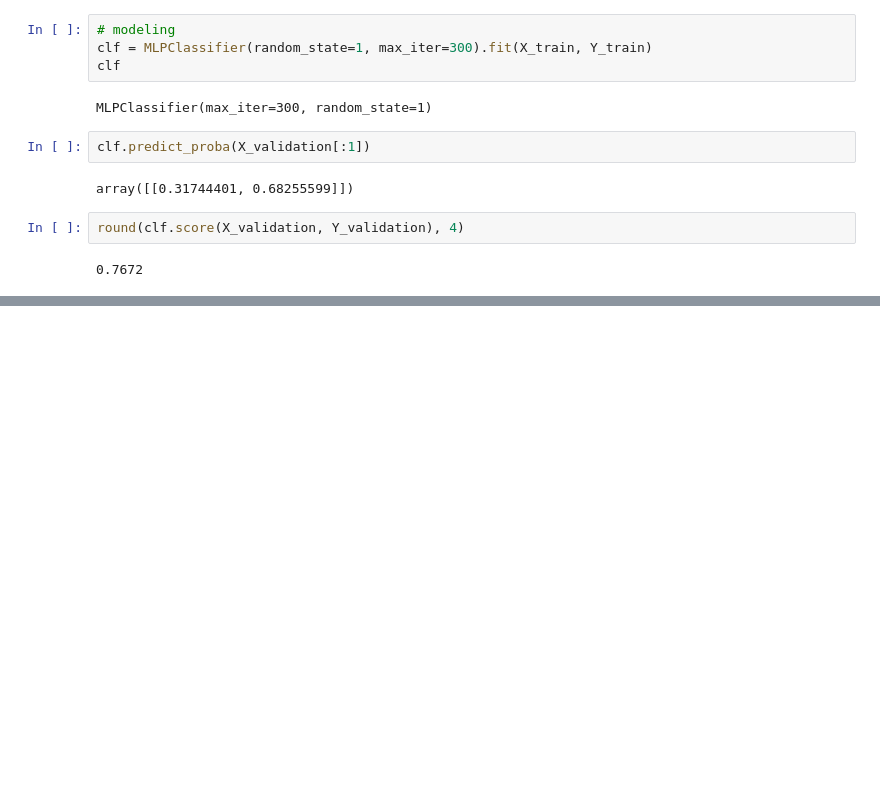
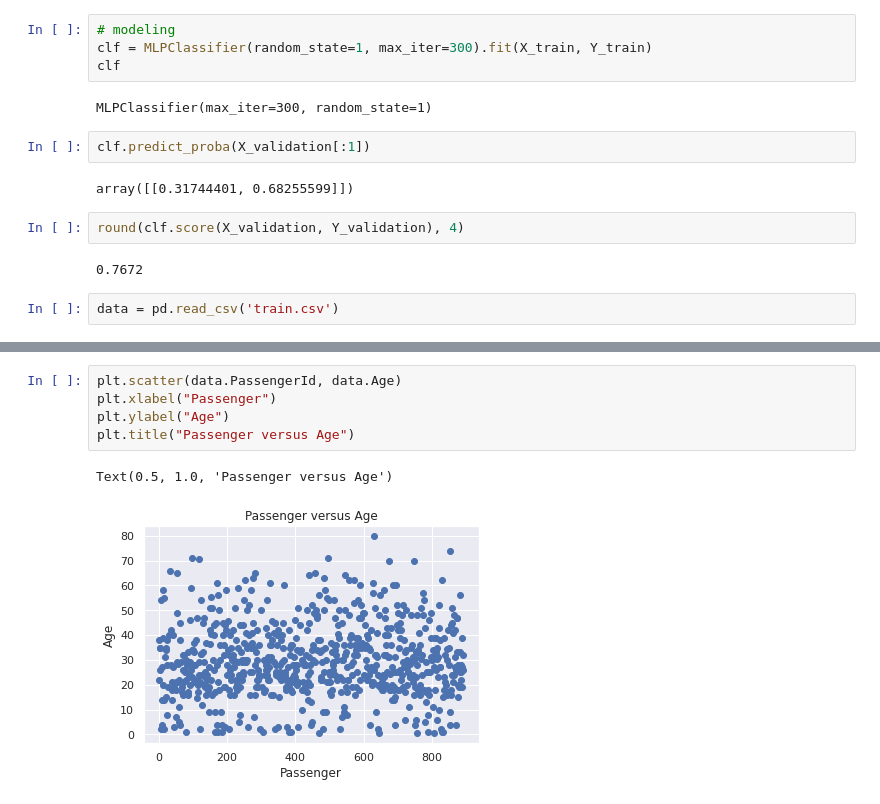
Before and after one commit to andvsilva/dataset, a Jupyter notebook: titanic/atitanic.ipynb, the cells around one changed output, grey strips where cells are left out. Saved outputs shown, nothing was run; the diff lists cells and outputs as text; blank space fills up the shorter version.

```diff
--- a/titanic/atitanic.ipynb
+++ b/titanic/atitanic.ipynb
@@ -598,3 +599,5 @@ array([[0.31744401, 0.68255599]])
 round(clf.score(X_validation, Y_validation), 4)
 # %% [output]
 0.7672
+# %%
+data = pd.read_csv('train.csv')
@@ -600,0 +620,8 @@ round(clf.score(X_validation, Y_validation), 4)
+# %%
+plt.scatter(data.PassengerId, data.Age)
+plt.xlabel("Passenger")
+plt.ylabel("Age")
+plt.title("Passenger versus Age")
+# %% [output]
+Text(0.5, 1.0, 'Passenger versus Age')
+[figure, added]
```
Also changed, not shown: parts of 3 cells of this notebook, 1 other file.
